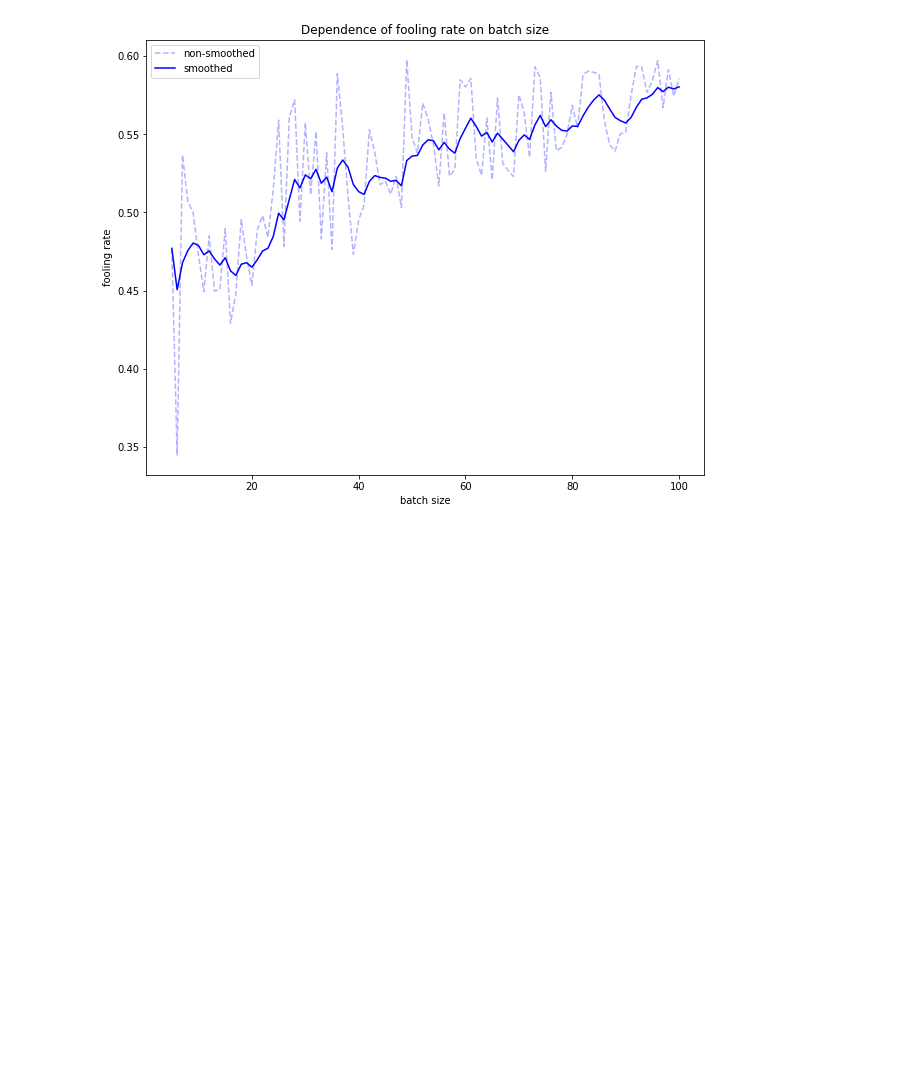
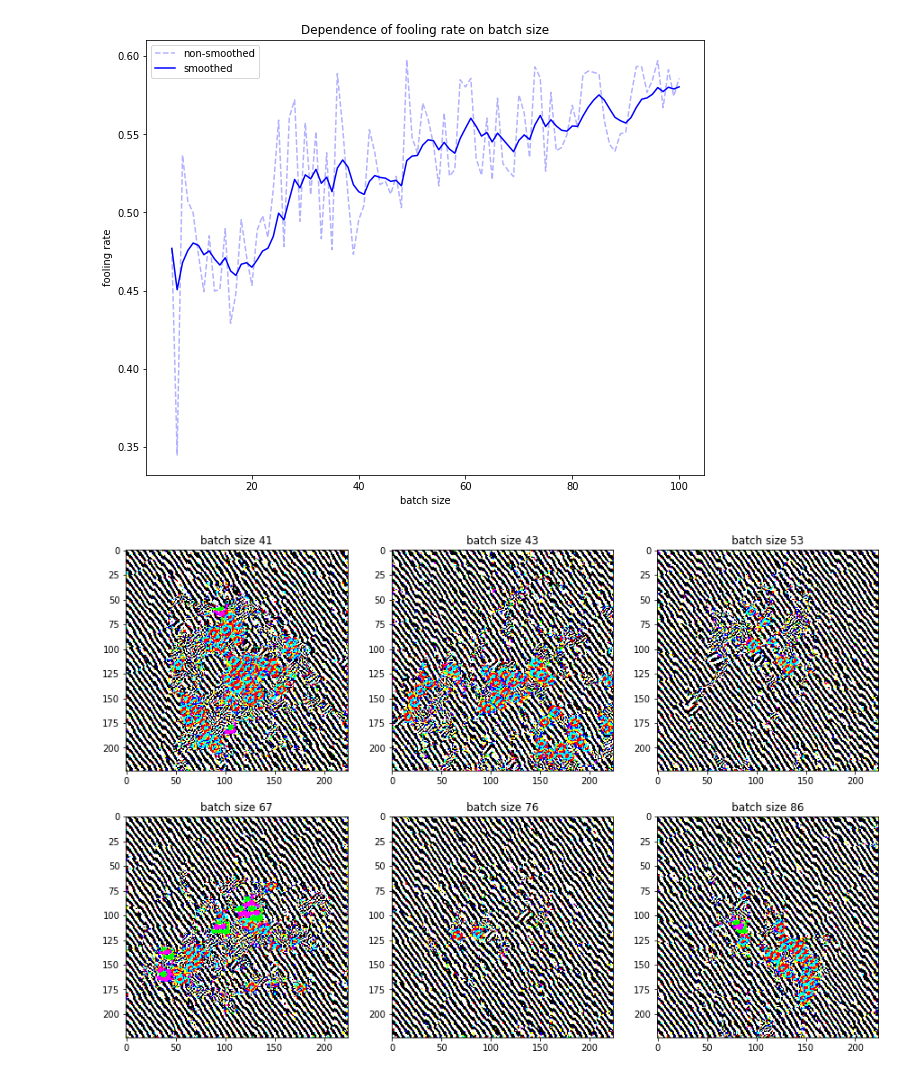
Before and after one commit to granilace/HSE-DL-Project, a Jupyter notebook: bs_vs_fooling_rate.ipynb, the cells around one changed output. Drawn from its saved outputs; the diff is of its cells as text; code cells hidden in the pictures; blank space fills up the shorter version.

```diff
--- a/bs_vs_fooling_rate.ipynb
+++ b/bs_vs_fooling_rate.ipynb
@@ -13,28 +13,6 @@ from utils import for_imagenet, power_method, process_image
 np.random.seed(2)
 torch.manual_seed(2)
 torch.backends.cudnn.deterministic = True
-# %%
-def calculate_fooling_rate(model, layer_id, train_batch, val_data, p=np.inf, q=10.0):
-    matvec, matvec_T = model.get_matvecs(train_batch, layer_id)
-    perturb, _ = power_method(init, matvec, matvec_T, p=p, q=q, max_iter=20)
-    normed_perturb = perturb.view(3, 224, 224) / torch.norm(perturb, p) * MAX_PERTURB_NORM
-
-    count_same = 0
-    count_diff = 0
-    inference_bs = 128
-    for i in range(len(val_data) // inference_bs):
-        val_batch = val_data[i * inference_bs: (i + 1) * inference_bs]
-        with torch.no_grad():
-            orig_output = model.full_forward(for_imagenet(val_batch))
-            perturb_output = model.full_forward(for_imagenet(val_batch + normed_perturb))
-        _, orig_preds = torch.softmax(orig_output, 1).max(1)
-        _, perturb_preds = torch.softmax(perturb_output, 1).max(1)
-
-        count_same += (perturb_preds == orig_preds).sum().item()
-        count_diff += (perturb_preds != orig_preds).sum().item()
-
-    print(count_diff, count_same)
-    return float(count_diff) / (count_diff + count_same), normed_perturb.cpu()
 # %%
 MAX_PERTURB_NORM = 10
 p = np.inf
@@ -63,7 +39,9 @@ for bs in bs_pool:
         model=fooling_model,
         layer_id=fooling_model.LAYERS_IDS['block2_pool'],
         train_batch=train_dataset[:],
-        val_data=val_dataset
+        val_data=val_dataset,
+        p=p,
+        q=q
     )
     fooling_rates.append(fooling_rate)
     perturbations.append(petrurbation)
@@ -83,3 +61,14 @@ plt.legend()
 # %% [output]
 <matplotlib.legend.Legend at 0x...>
 [figure]
+# %%
+plt.figure(figsize=(3 * 5, 2 * 5))
+random_bs_idxs = sorted(np.random.choice(len(bs_pool), replace=False, size=6))
+for plot_idx, bs_idx in enumerate(random_bs_idxs, 1):
+    bs = bs_pool[bs_idx]
+    perturbation = perturbations[bs_idx]
+    plt.subplot(2, 3, plot_idx)
+    plt.title('batch size {}'.format(bs))
+    plt.imshow(process_image(perturbation))
+# %% [output]
+[figure, added]
```
Also changed, not shown: parts of 2 cells of this notebook, 55 other files.
